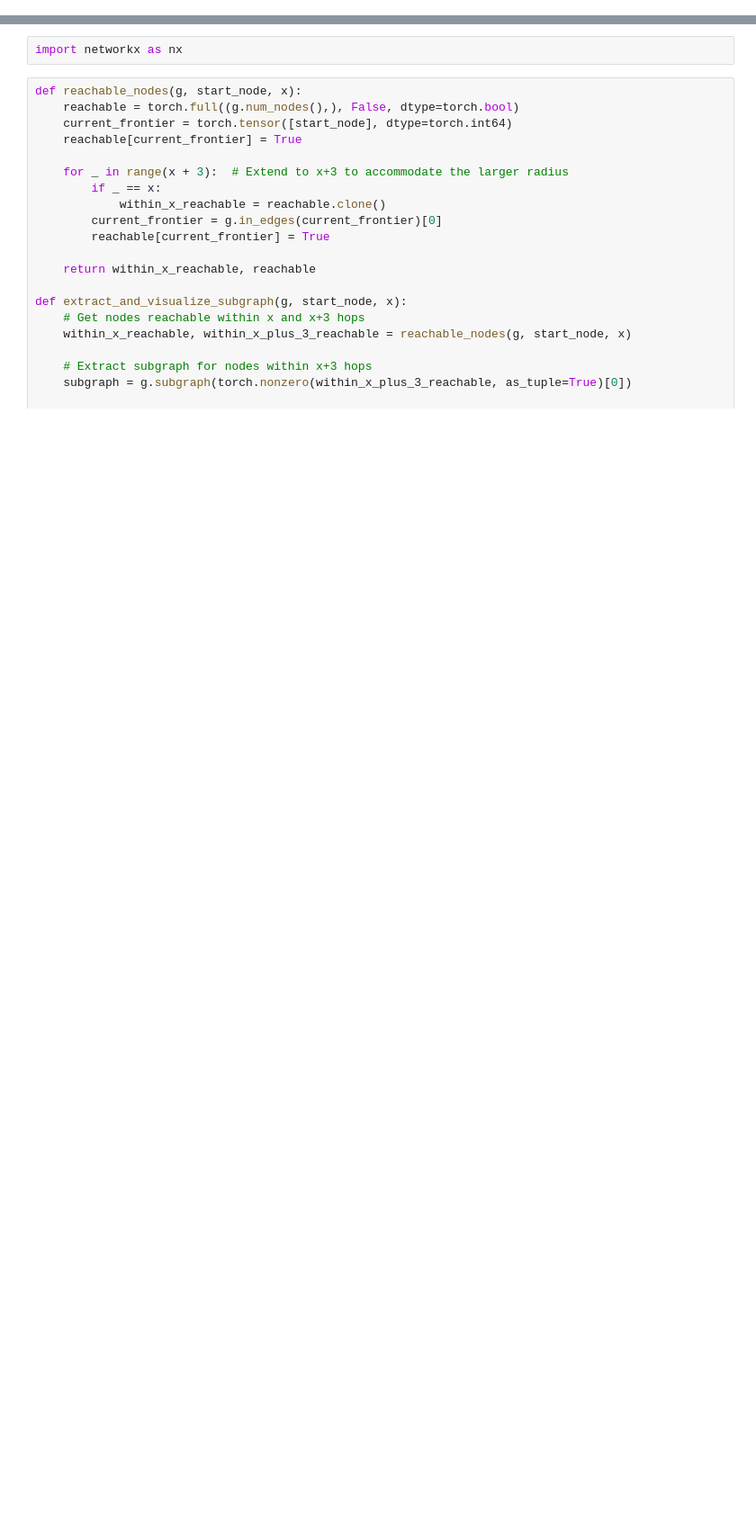
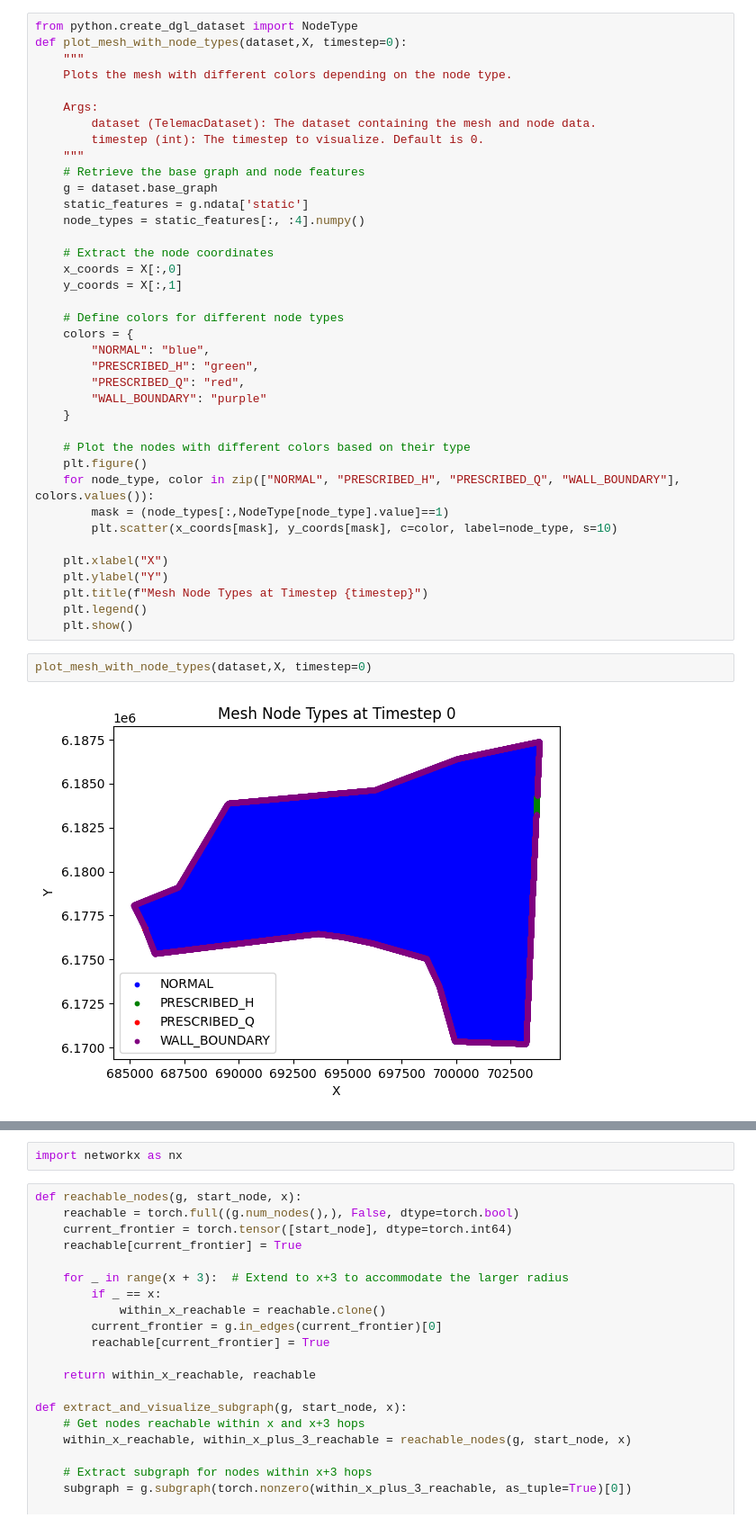
Before and after one commit to vmerc/gnn_modulus_test, a Jupyter notebook: jupyter/test_tet_mesh.ipynb, the cells around one changed output, grey strips where cells are left out. Shown at 90% size. Saved outputs shown, nothing was run; the diff lists cells and outputs as text; blank space fills up the shorter version.

```diff
--- a/jupyter/test_tet_mesh.ipynb
+++ b/jupyter/test_tet_mesh.ipynb
@@ -63,0 +85,42 @@ plt.show()
+# %%
+from python.create_dgl_dataset import NodeType
+def plot_mesh_with_node_types(dataset,X, timestep=0):
+    """
+    Plots the mesh with different colors depending on the node type.
+
+    Args:
+        dataset (TelemacDataset): The dataset containing the mesh and node data.
+        timestep (int): The timestep to visualize. Default is 0.
+    """
+    # Retrieve the base graph and node features
+    g = dataset.base_graph
+    static_features = g.ndata['static']
+    node_types = static_features[:, :4].numpy()
+
+    # Extract the node coordinates
+    x_coords = X[:,0]
+    y_coords = X[:,1]
+
+    # Define colors for different node types
+    colors = {
+        "NORMAL": "blue",
+        "PRESCRIBED_H": "green",
+        "PRESCRIBED_Q": "red",
+        "WALL_BOUNDARY": "purple"
+    }
+
+    # Plot the nodes with different colors based on their type
+    plt.figure()
+    for node_type, color in zip(["NORMAL", "PRESCRIBED_H", "PRESCRIBED_Q", "WALL_BOUNDARY"], colors.values()):
+        mask = (node_types[:,NodeType[node_type].value]==1)
+        plt.scatter(x_coords[mask], y_coords[mask], c=color, label=node_type, s=10)
+
+    plt.xlabel("X")
+    plt.ylabel("Y")
+    plt.title(f"Mesh Node Types at Timestep {timestep}")
+    plt.legend()
+    plt.show()
+# %%
+plot_mesh_with_node_types(dataset,X, timestep=0)
+# %% [output]
+[figure, added]
```
Also changed, not shown: parts of 18 cells of this notebook, 9 other files.
